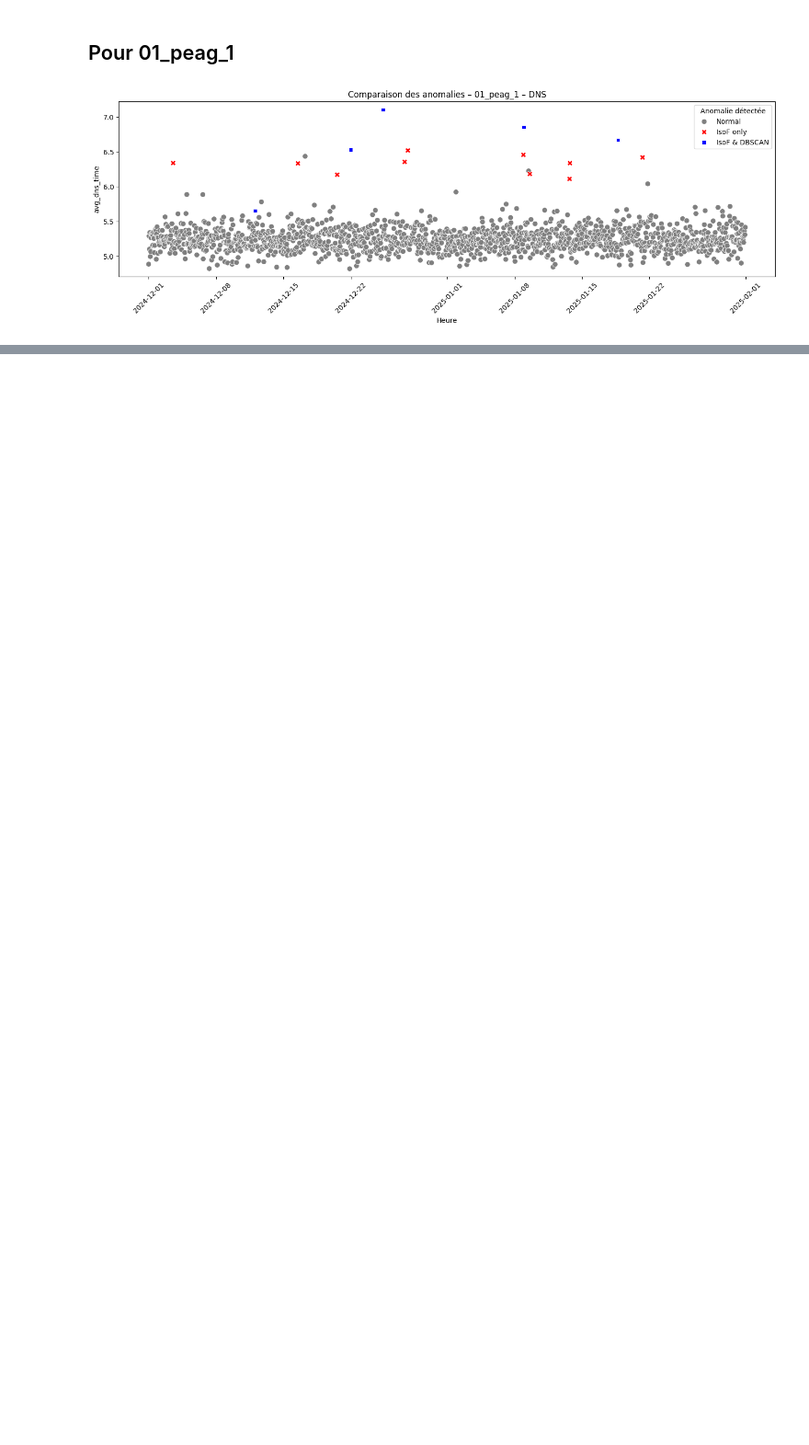
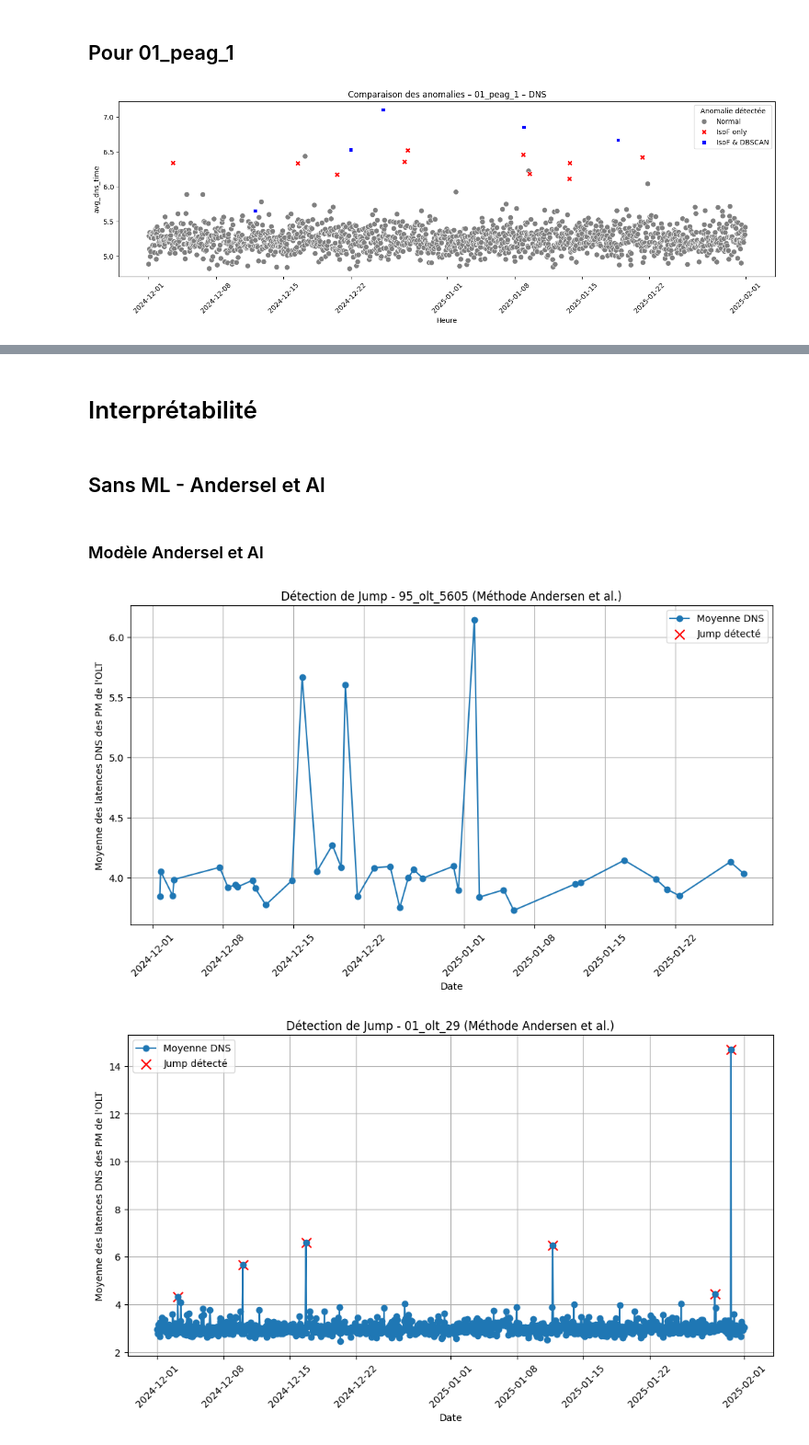
Before and after one commit to lucasvazelle/nexialog_challlenge, a Jupyter notebook: etape4_IsolationForest_PEAG.ipynb, the cells around one changed output, grey strips where cells are left out. Shown at 92% size. Saved outputs shown, nothing was run; the diff lists cells and outputs as text; code cells hidden in the pictures; blank space fills up the shorter version.

Commit message:
Interprétabilité - Andersel et Al & DBScan

```diff
--- a/etape4_IsolationForest_PEAG.ipynb
+++ b/etape4_IsolationForest_PEAG.ipynb
@@ -714,0 +688,8 @@ Données insuffisantes pour ce PEAG.
+# %% [markdown]
+# Interprétabilité
+# %% [markdown]
+## Sans ML - Andersel et Al
+# %% [markdown]
+### Modèle Andersel et Al
+# %%
+test =["avg_dns_time", "avg_latence_scoring", "avg_score_scoring"]
@@ -714,0 +732,24 @@ Données insuffisantes pour ce PEAG.
+# %%
+olt_name_list = ["95_olt_5605", "01_olt_29", "01_olt_10" ] # Remplace par le nom de l'OLT souhaité
+metrique = test[0]
+for olt_name in olt_name_list:
+  df_olt = data_agrege_S3[data_agrege_S3["olt_name"] == olt_name]
+
+  # Appliquer la détection de jumps
+  df_jumps = detect_jumps_andersen(df_olt, lambda_quantile=0.9999, metrique = metrique)
+
+  # Tracer les résultats
+  plt.figure(figsize=(12, 6))
+  plt.plot(df_olt["date_hour"], df_olt[metrique], label="Moyenne DNS", marker="o", linestyle="-")
+  plt.scatter(df_jumps[df_jumps["is_jump"]]["date_hour"], df_jumps[df_jumps["is_jump"]][metrique],
+              color="red", label="Jump détecté", marker="x", s=100)
+  plt.xlabel("Date")
+  plt.ylabel("Moyenne des latences DNS des PM de l'OLT")
+  plt.title(f"Détection de Jump - {olt_name} (Méthode Andersen et al.)")
+  plt.legend()
+  plt.xticks(rotation=45)
+  plt.grid()
+  plt.show()
+# %% [output]
+[figure, added]
+[figure, added]
```
Also changed, not shown: parts of 23 cells of this notebook.
